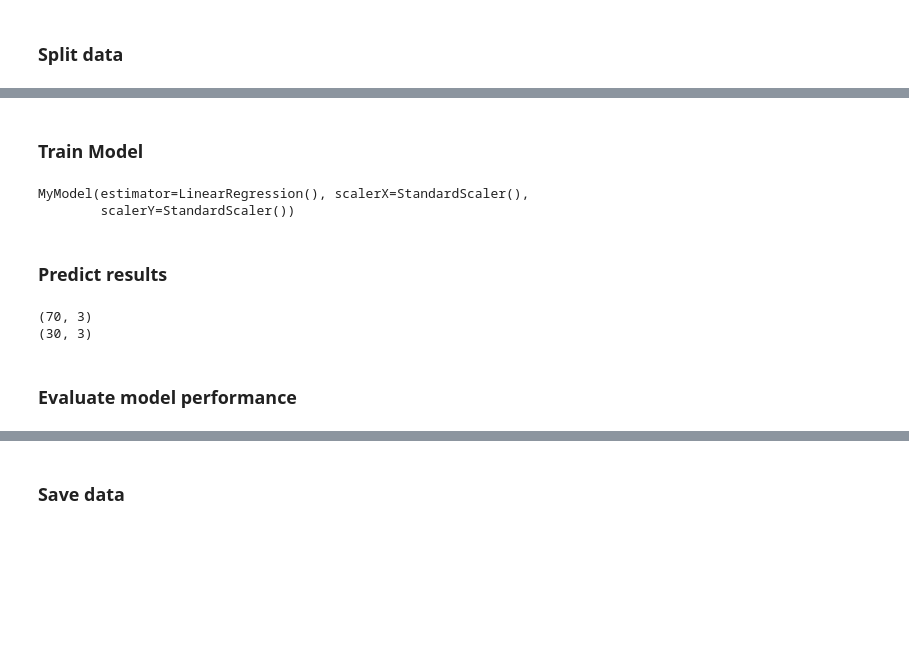
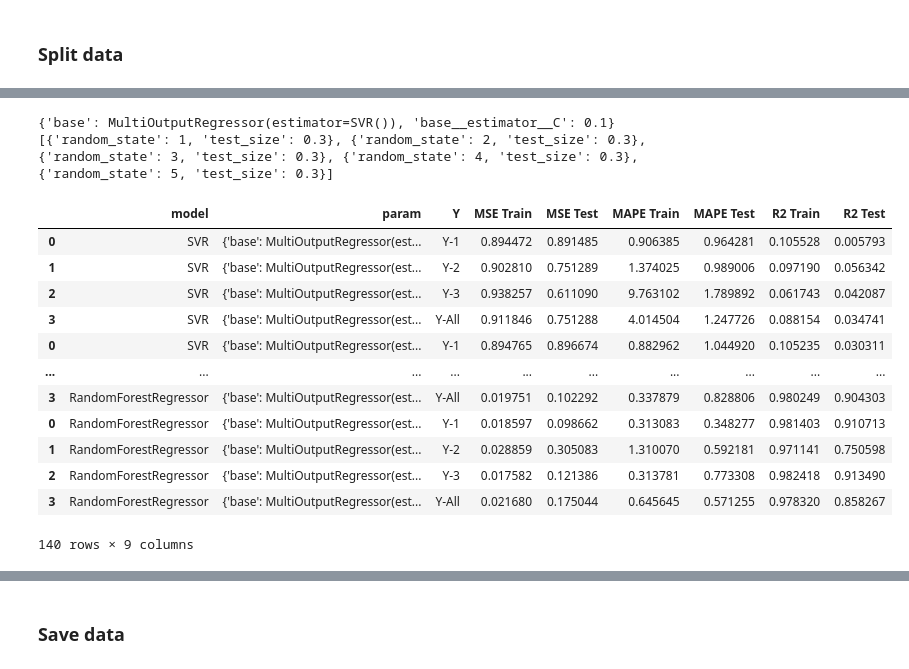
Before and after one commit to ie-ai-class/ml-training-2025, a Jupyter notebook: T04_scikit_learn/S02.ipynb, the cells around one changed output, grey strips where cells are left out. Cells and saved outputs as stored; diff of their text form; code cells hidden in the pictures; blank space fills up the shorter version.

```diff
--- a/T04_scikit_learn/S02.ipynb
+++ b/T04_scikit_learn/S02.ipynb
@@ -199,33 +257,55 @@ Y_test = _Y_test.values
+# %%
+from sklearn.model_selection import ParameterGrid
+
+param_grid = [
+    {"base": [base_svr], "base__estimator__C": [0.01, 0.1, 1]},
+    {"base": [base_lr]},
+    {"base": [base_rf], "base__estimator__n_estimators": [10, 50, 200]},
+]
+
+param_list = list(ParameterGrid(param_grid))
+print(param_list[1])
+
+param_grid_sp = [
+    {"random_state": [1,2,3,4,5],
+     "test_size": [0.3]
+
+        }]
+param_list_sp = list(ParameterGrid(param_grid_sp))
+print(param_list_sp)
+# %% [output]
+{'base': MultiOutputRegressor(estimator=SVR()), 'base__estimator__C': 0.1}
+[{'random_state': 1, 'test_size': 0.3}, {'random_state': 2, 'test_size': 0.3}, {'random_state': 3, 'test_size': 0.3}, {'random_state': 4, 'test_size': 0.3}, {'random_state': 5, 'test_size': 0.3}]
 # %%
-from sklearn.preprocessing import StandardScaler
-from sklearn.linear_model import LinearRegression
-# from sklearn.svm import SVR
-# from sklearn.multioutput import MultiOutputRegressor
+from itertools import product
 
-reg = LinearRegression()
+reg = MyModel(base=None, scalerX=StandardScaler(), scalerY=StandardScaler())
 
-# reg = SVR() # Will give error
-# reg = MultiOutputRegressor(estimator=SVR())
-# reg = reg = MultiOutputRegressor(estimator=LinearRegression())
+df_arr = []
+for param, param_sp in product(param_list, param_list_sp):
+    ds.split(**param_sp)
+    X_train, Y_train = ds.get_train()
+    X_test, Y_test = ds.get_test()
+    reg.set_params(**param)
+    reg.fit(X_train, Y_train)
+    _df = reg.eval(
+        X_train=X_train, X_test=X_test, Y_train=Y_train, Y_test=Y_test, param={**param, **param_sp}
+    )
+    df_arr.append(_df)
 
-reg = MyModel(estimator=LinearRegression(), scalerX=StandardScaler(), scalerY=StandardScaler())
+df_eval = pd.concat(df_arr)
+df_eval
+# %% [output]
+|  | model | param | Y | MSE Train | MSE Test | MAPE Train | MAPE Test | R2 Train | R2 Test |
+| 0 | SVR | {'base': MultiOutputRegressor(est... | Y-1 | 0.894472 | 0.891485 | 0.906385 | 0.964281 | 0.105528 | 0.005793 |
+| 1 | SVR | {'base': MultiOutputRegressor(est... | Y-2 | 0.902810 | 0.751289 | 1.374025 | 0.989006 | 0.097190 | 0.056342 |
+| 2 | SVR | {'base': MultiOutputRegressor(est... | Y-3 | 0.938257 | 0.611090 | 9.763102 | 1.789892 | 0.061743 | 0.042087 |
+| 3 | SVR | {'base': MultiOutputRegressor(est... | Y-All | 0.911846 | 0.751288 | 4.014504 | 1.247726 | 0.088154 | 0.034741 |
+| 0 | SVR | {'base': MultiOutputRegressor(est... | Y-1 | 0.894765 | 0.896674 | 0.882962 | 1.044920 | 0.105235 | 0.030311 |
+| ... | ... | ... | ... | ... | ... | ... | ... | ... | ... |
+| 3 | RandomForestRegressor | {'base': MultiOutputRegressor(est... | Y-All | 0.019751 | 0.102292 | 0.337879 | 0.828806 | 0.980249 | 0.904303 |
+| 0 | RandomForestRegressor | {'base': MultiOutputRegressor(est... | Y-1 | 0.018597 | 0.098662 | 0.313083 | 0.348277 | 0.981403 | 0.910713 |
+| 1 | RandomForestRegressor | {'base': MultiOutputRegressor(est... | Y-2 | 0.028859 | 0.305083 | 1.310070 | 0.592181 | 0.971141 | 0.750598 |
+| 2 | RandomForestRegressor | {'base': MultiOutputRegressor(est... | Y-3 | 0.017582 | 0.121386 | 0.313781 | 0.773308 | 0.982418 | 0.913490 |
+| 3 | RandomForestRegressor | {'base': MultiOutputRegressor(est... | Y-All | 0.021680 | 0.175044 | 0.645645 | 0.571255 | 0.978320 | 0.858267 |
+140 rows × 9 columns
-# %% [markdown]
-### Train Model
-# %%
-reg.fit(X_train, Y_train)
-# %% [output]
-MyModel(estimator=LinearRegression(), scalerX=StandardScaler(),
-        scalerY=StandardScaler())
-# %% [markdown]
-### Predict results
-# %%
-Y_train_pred = reg.predict(X_train)
-Y_test_pred = reg.predict(X_test)
-
-print(Y_train_pred.shape)
-print(Y_test_pred.shape)
-# %% [output]
-(70, 3)
-(30, 3)
-# %% [markdown]
-### Evaluate model performance
```
Also changed, not shown: parts of 14 cells of this notebook, 4 other files.
